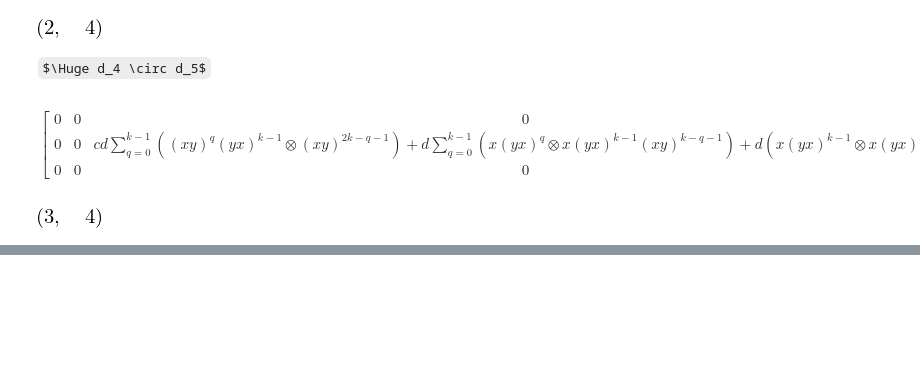
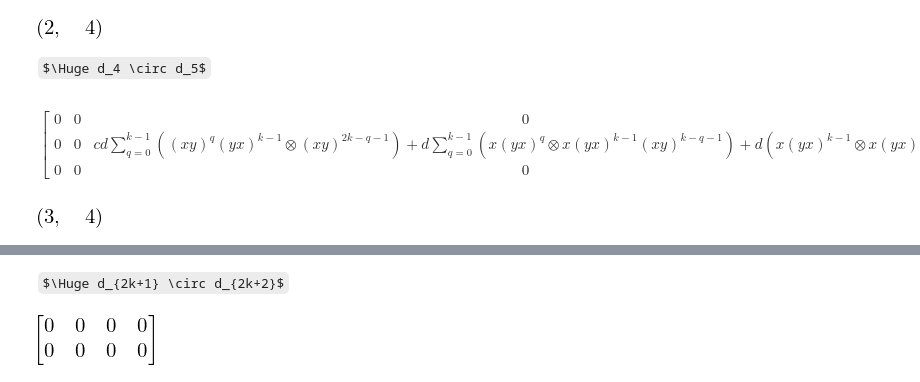
Before and after one commit to dniku/symbolic-computations, a Jupyter notebook: resolution.ipynb, the cells around one changed output, grey strips where cells are left out. Saved outputs shown, nothing was run; the diff lists cells and outputs as text; code cells hidden in the pictures; some formulas as TeX source; blank space fills up the shorter version.

```diff
--- a/resolution.ipynb
+++ b/resolution.ipynb
@@ -81,0 +90,6 @@ d4d5.shape
+# %% [markdown]
+$\Huge d_{2k+1} \circ d_{2k+2}$
+# %%
+sp.Matrix(upper_left_2k1_2k2())
+# %% [output]
+[figure, added]
```
Also changed, not shown: parts of 4 cells of this notebook.
